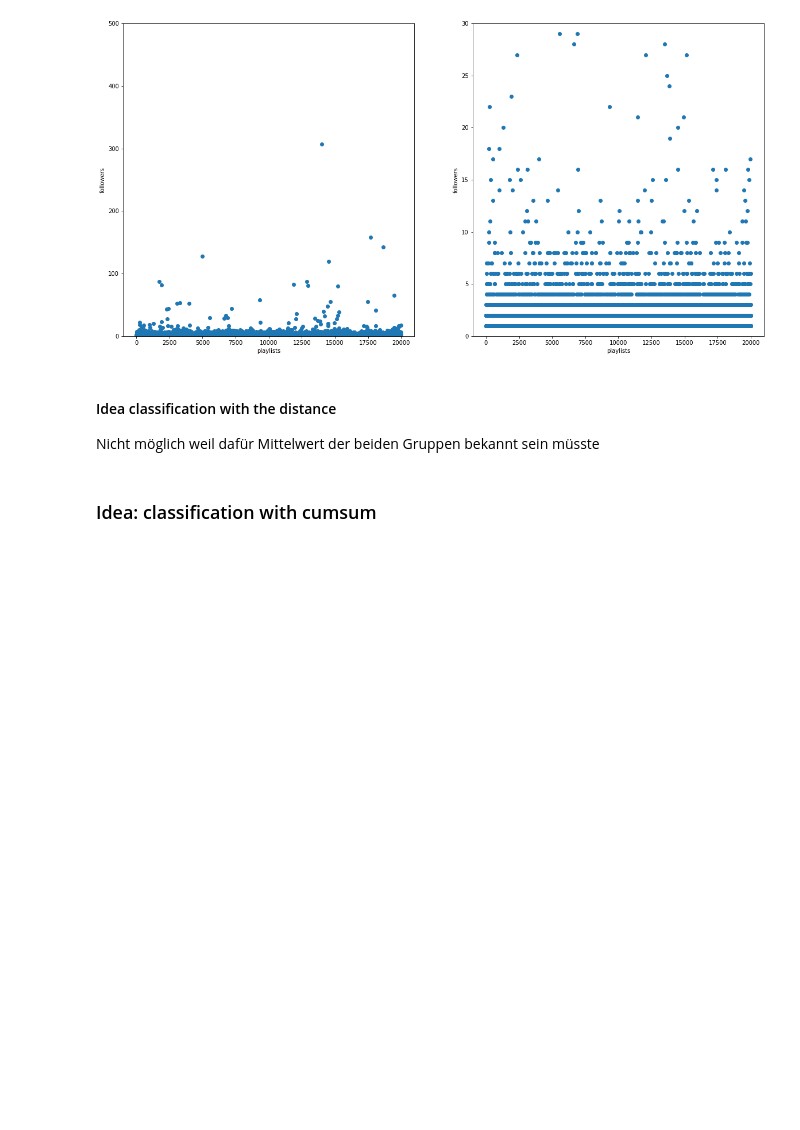
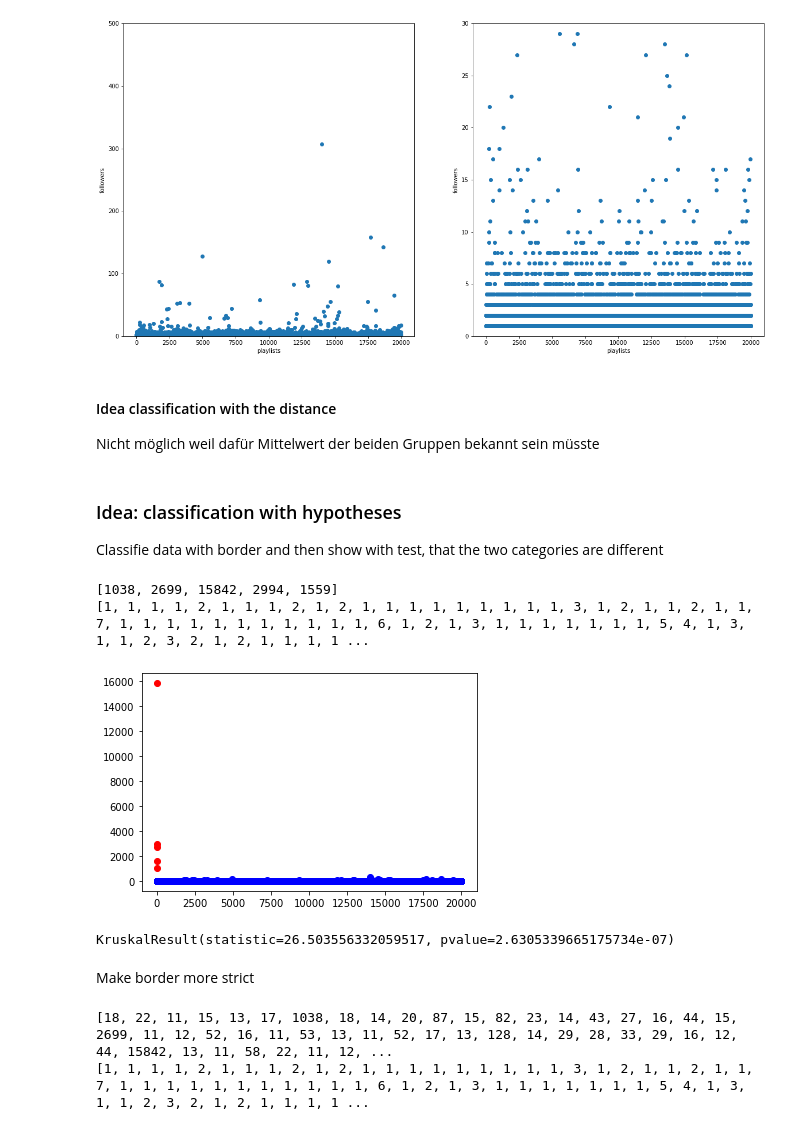
Before and after one commit to JSchmiegel/DataLiteracyProject, a Jupyter notebook: exp/exp001_DistributionOfPlaylists.ipynb, the cells around one changed output. Cells and saved outputs as stored; diff of their text form; code cells hidden in the pictures; blank space fills up the shorter version.

Commit message:
added categorization and test for distribution of playlists

```diff
--- a/exp/exp001_DistributionOfPlaylists.ipynb
+++ b/exp/exp001_DistributionOfPlaylists.ipynb
@@ -102,5 +102,61 @@ Text(0, 0.5, 'followers')
 #### Idea classification with the distance
 
 Nicht möglich weil dafür Mittelwert der beiden Gruppen bekannt sein müsste
-# %% [markdown]
-### Idea: classification with cumsum
+# %% [markdown]
+### Idea: classification with hypotheses
+Classifie data with border and then show with test, that the two categories are different
+# %%
+category1 = []
+category2 = []
+
+i = 0
+for entry in dataset.num_followers:
+    if entry > border:
+        #category1.append([i, entry])
+        category1.append(entry)
+    else:
+        #category2.append([i, entry])
+        category2.append(entry)
+    i += 1
+
+print(category1)
+print(category2)
+# %% [output]
+[1038, 2699, 15842, 2994, 1559]
+[1, 1, 1, 1, 2, 1, 1, 1, 2, 1, 2, 1, 1, 1, 1, 1, 1, 1, 1, 1, 3, 1, 2, 1, 1, 2, 1, 1, 7, 1, 1, 1, 1, 1, 1, 1, 1, 1, 1, 1, 6, 1, 2, 1, 3, 1, 1, 1, 1, 1, 1, 1, 5, 4, 1, 3, 1, 1, 2, 3, 2, 1, 2, 1, 1, 1, 1 ...
+# %%
+#plt.scatter(category2[:][0], category2[:][1])
+plt.scatter(range(len(category1)), category1, c='r')
+plt.scatter(range(len(category2)), category2, c='b')
+plt.show()
+# %% [output]
+[figure, added]
+# %%
+stats.kruskal(category1, category2)
+# %% [output]
+KruskalResult(statistic=26.503556332059517, pvalue=2.6305339665175734e-07)
+# %% [markdown]
+Make border more strict
+# %%
+category1 = []
+category2 = []
+
+#border = 200 #KruskalResult(statistic=31.802676987457783, pvalue=1.706573684484981e-08)
+#border = 100 #KruskalResult(statistic=52.993857572205854, pvalue=3.345930579678586e-13)
+border = 10 #KruskalResult(statistic=543.297322479939, pvalue=3.61502215767813e-120)
+
+i = 0
+for entry in dataset.num_followers:
+    if entry > border:
+        #category1.append([i, entry])
+        category1.append(entry)
+    else:
+        #category2.append([i, entry])
+        category2.append(entry)
+    i += 1
+
+print(category1)
+print(category2)
+# %% [output]
+[18, 22, 11, 15, 13, 17, 1038, 18, 14, 20, 87, 15, 82, 23, 14, 43, 27, 16, 44, 15, 2699, 11, 12, 52, 16, 11, 53, 13, 11, 52, 17, 13, 128, 14, 29, 28, 33, 29, 16, 12, 44, 15842, 13, 11, 58, 22, 11, 12, ...
+[1, 1, 1, 1, 2, 1, 1, 1, 2, 1, 2, 1, 1, 1, 1, 1, 1, 1, 1, 1, 3, 1, 2, 1, 1, 2, 1, 1, 7, 1, 1, 1, 1, 1, 1, 1, 1, 1, 1, 1, 6, 1, 2, 1, 3, 1, 1, 1, 1, 1, 1, 1, 5, 4, 1, 3, 1, 1, 2, 3, 2, 1, 2, 1, 1, 1, 1 ...
```
Also changed, not shown: parts of 2 cells of this notebook.
